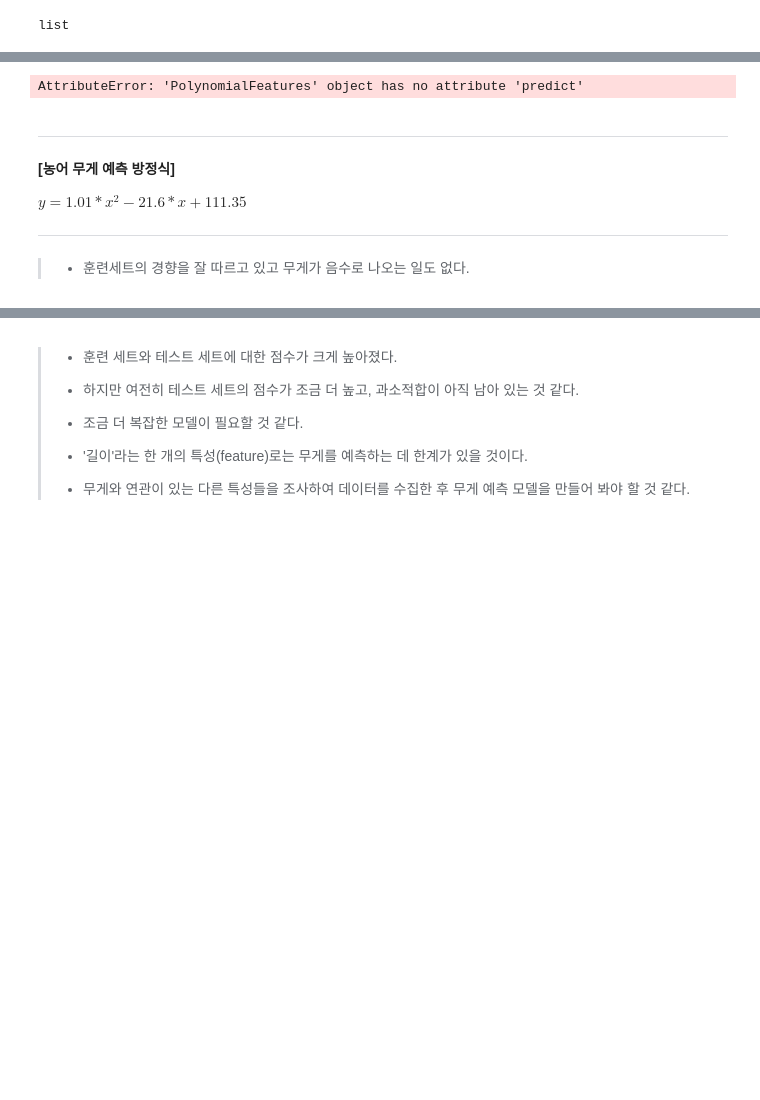
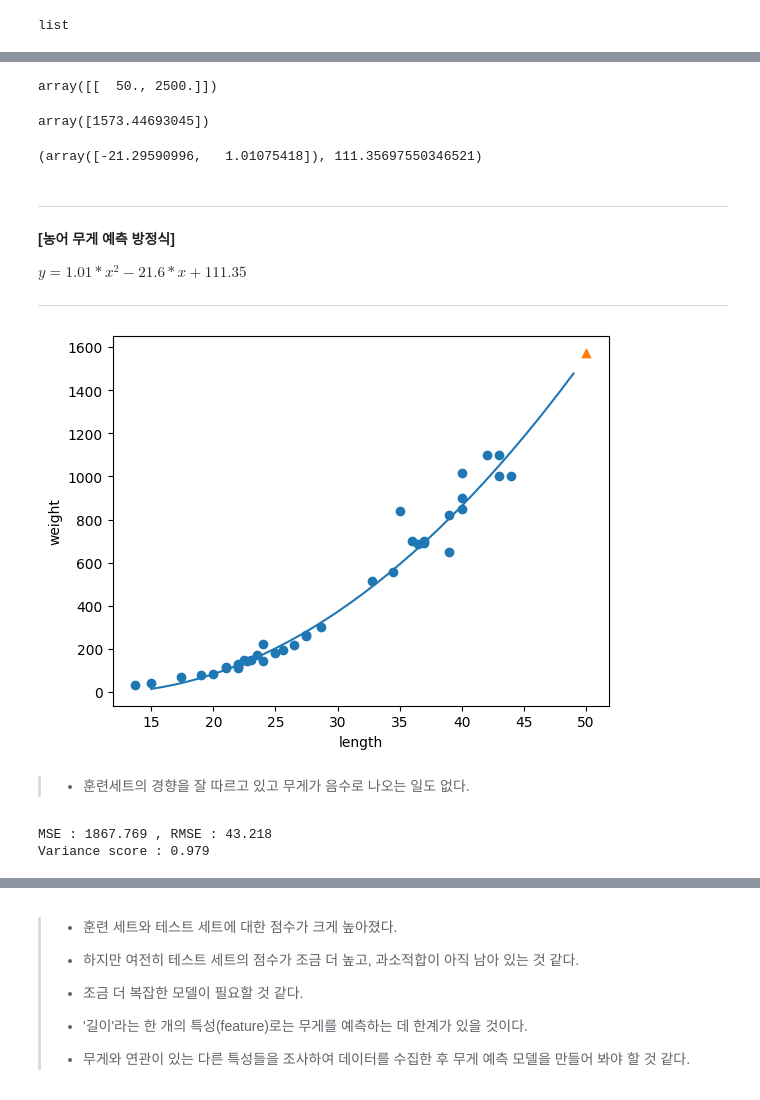
Before and after one commit to walwaljj/ML, a Jupyter notebook: 3-1-1 [실습]선형회귀_배포용.ipynb, the cells around one changed output, grey strips where cells are left out. Cells and saved outputs as stored; diff of their text form; code cells hidden in the pictures; blank space fills up the shorter version.

```diff
--- a/3-1-1 [실습]선형회귀_배포용.ipynb
+++ b/3-1-1 [실습]선형회귀_배포용.ipynb
@@ -218,6 +250,6 @@ NameError: name 'LinearRegression' is not defined
 # %%
 # 50cm 농어에 대한 예측
 
-poly.pr([[50]])# -- > 2차항으로 해얗ㅁ 전처리단계 그대로
+poly.transform([[50]])# -- > 2차항으로 해얗ㅁ 전처리단계 그대로
 # %% [output]
-AttributeError: 'PolynomialFeatures' object has no attribute 'predict'
+array([[  50., 2500.]])
@@ -226,3 +256,16 @@ AttributeError: 'PolynomialFeatures' object has no attribute 'predict'
+# %%
+newdata = poly.transform([[50]])
+lr.predict(newdata)
+# %% [output]
+array([1573.44693045])
+# %%
+#회귀계수와 절편
+lr.coef_, lr.intercept_
+
+#(array([-21.29590996,   1.01075418]), 111.35697550346521)
+        #x              x**2
+# %% [output]
+(array([-21.29590996,   1.01075418]), 111.35697550346521)
 # %% [markdown]
 ---
 **[농어 무게 예측 방정식]**
@@ -233,18 +276,20 @@ $ y = 1.01 * x^2 -21.6 *  x + 111.35$
 # %%
 # 구간별 직선을 그리기 위해 15에서 49까지 정수 배열을 만듭니다
 point = np.arange(15, 50)
 
 # 훈련 세트의 산점도를 그립니다
-plt.scatter(  ,   )
+plt.scatter( X_train , y_train  )
 
 # 15에서 49까지 2차 방정식 그래프를 그립니다
 plt.plot(point, 1.01*point**2 - 21.6*point + 111.35)
 
 # 50cm 농어 데이터
 plt.scatter([50], [1573], marker='^')
 plt.xlabel('length')
 plt.ylabel('weight')
 plt.show()
+# %% [output]
+[figure, added]
 # %% [markdown]
 >
 > * 훈련세트의 경향을 잘 따르고 있고 무게가 음수로 나오는 일도 없다.
@@ -252,16 +297,19 @@ plt.show()
 from sklearn.metrics import mean_squared_error , r2_score
 
 #MSE : 에러들의 평균
-mse = mean_squared_error(y_test, y_preds)
+mse = mean_squared_error(y_test, preds)
 
 #RMSE : 에러들의 평균에다가 루트
 rmse = np.sqrt(mse)
 
 #R^2 : 실제와 예측의 분산비교
-r2 = r2_score(y_test, y_preds)
+r2 = r2_score(y_test, preds)
 
 print('MSE : {0:.3f} , RMSE : {1:.3F}'.format(mse , rmse))
 print('Variance score : {0:.3f}'.format(r2))
+# %% [output]
+MSE : 1867.769 , RMSE : 43.218
+Variance score : 0.979
 # %%
 print(lr.score(poly_train, y_train))
 print(lr.score(poly_test, y_test))
```
Also changed, not shown: parts of 14 cells of this notebook, 3 other files.
